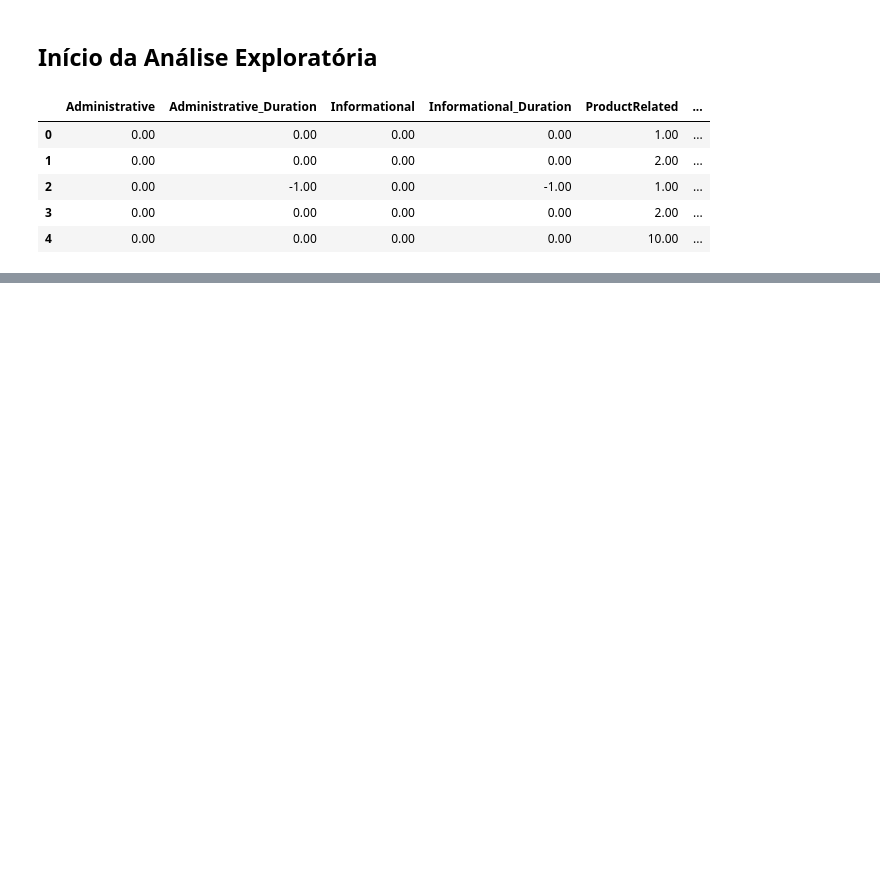
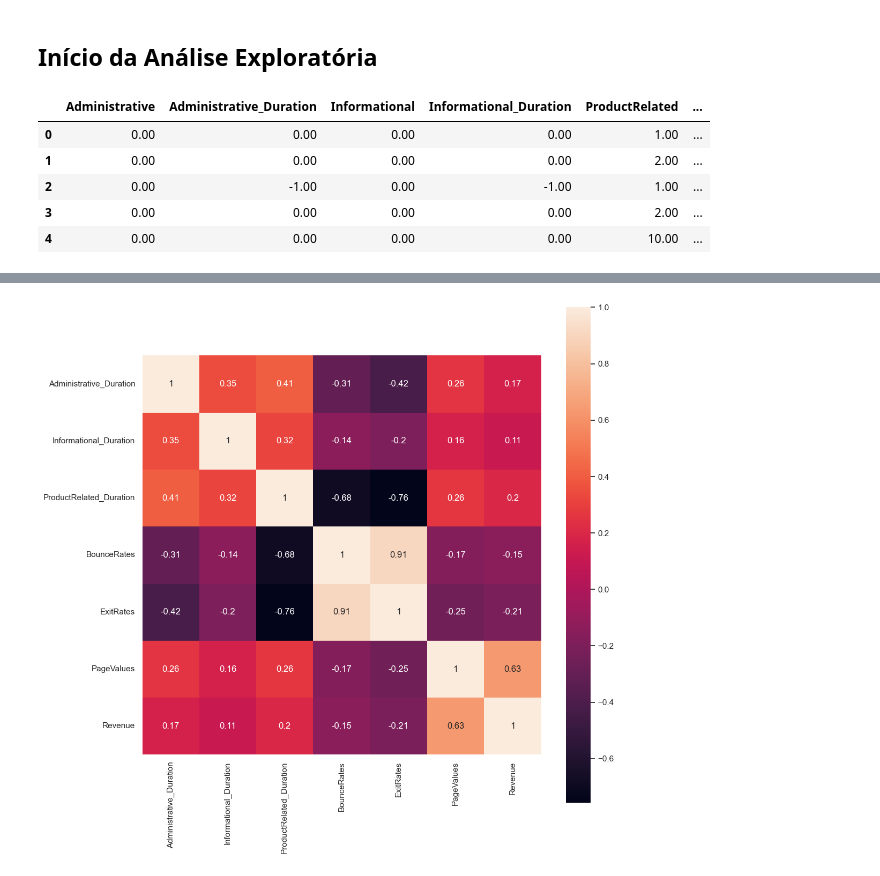
Before and after one commit to thaleswillreis/Modelo-ML-Previsao-Vendas-v1, a Jupyter notebook: ModPredPrevisaoVendas.ipynb, the cells around one changed output, grey strips where cells are left out. Drawn from its saved outputs; the diff is of its cells as text; code cells hidden in the pictures; blank space fills up the shorter version.

```diff
--- a/ModPredPrevisaoVendas.ipynb
+++ b/ModPredPrevisaoVendas.ipynb
@@ -34,0 +282,14 @@ df.head()
+# %%
+# Criar heatmap
+plt.figure(figsize = (12,12))
+
+sns.heatmap(df_segm[['Administrative_Duration',
+                'Informational_Duration',
+                'ProductRelated_Duration',
+                'BounceRates',
+                'ExitRates',
+                'PageValues',
+                'Revenue']].corr(), vmax = 1., square = True, annot=True)
+plt.show()
+# %% [output]
+[figure, added]
```
Also changed, not shown: parts of 74 cells of this notebook, 1 other file.
